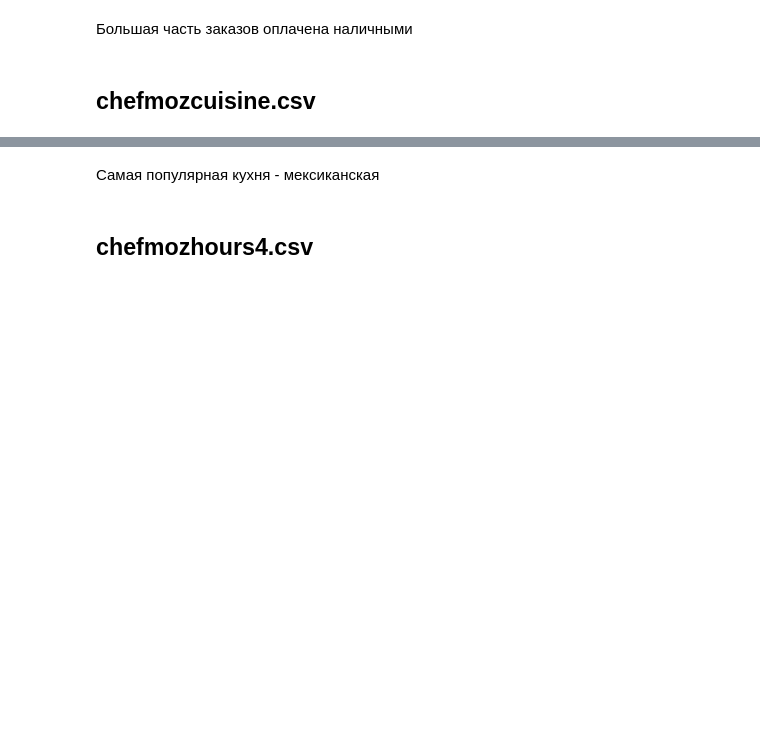
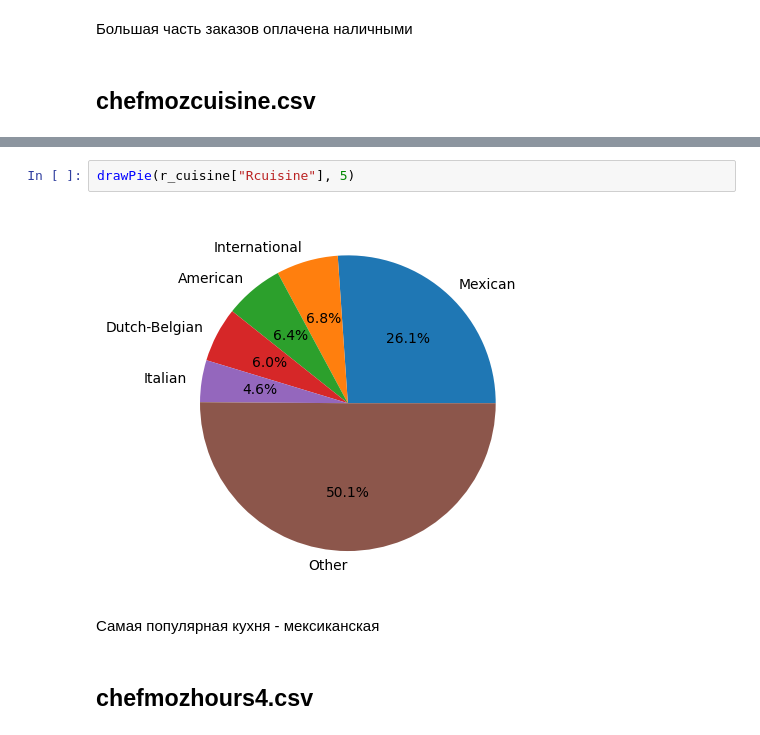
Before and after one commit to Charlotte000/spbu_ml_2025, a Jupyter notebook: homeworks/homework1.ipynb, the cells around one changed output, grey strips where cells are left out. Cells and saved outputs as stored; diff of their text form; blank space fills up the shorter version.

```diff
--- a/homeworks/homework1.ipynb
+++ b/homeworks/homework1.ipynb
@@ -66,3 +73,7 @@ sns.countplot(df1, x="Rcuisine", stat="percent")
+# %%
+drawPie(r_cuisine["Rcuisine"], 5)
+# %% [output]
+[figure, added]
 # %% [markdown]
 Самая популярная кухня - мексиканская
 # %% [markdown]
```
Also changed, not shown: parts of 119 cells of this notebook.
